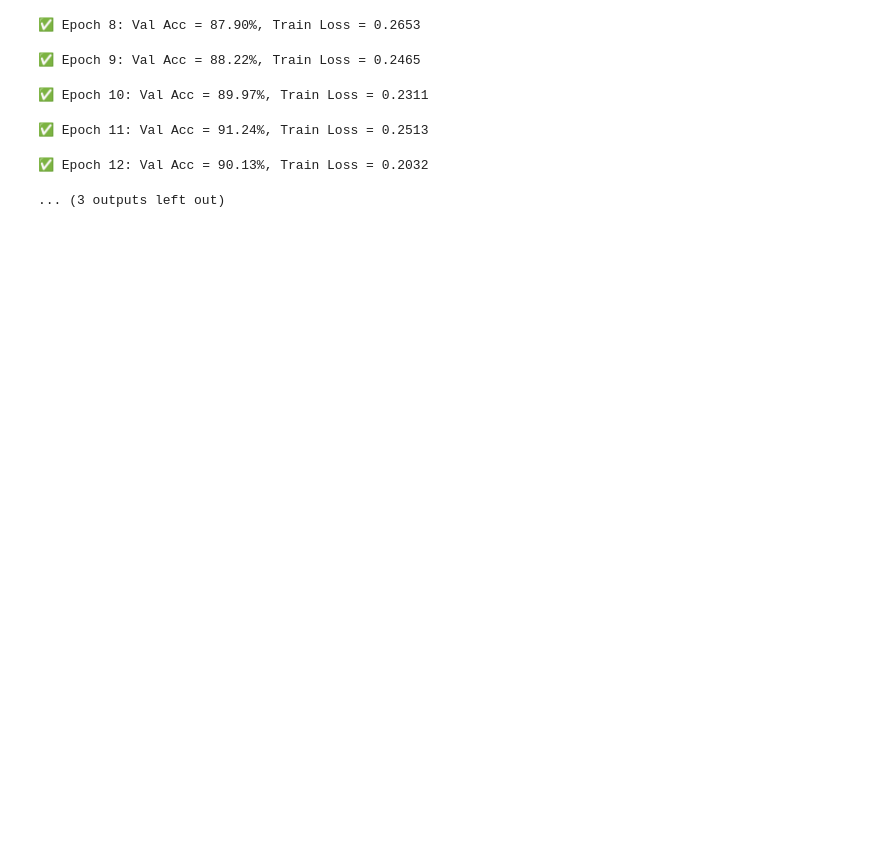
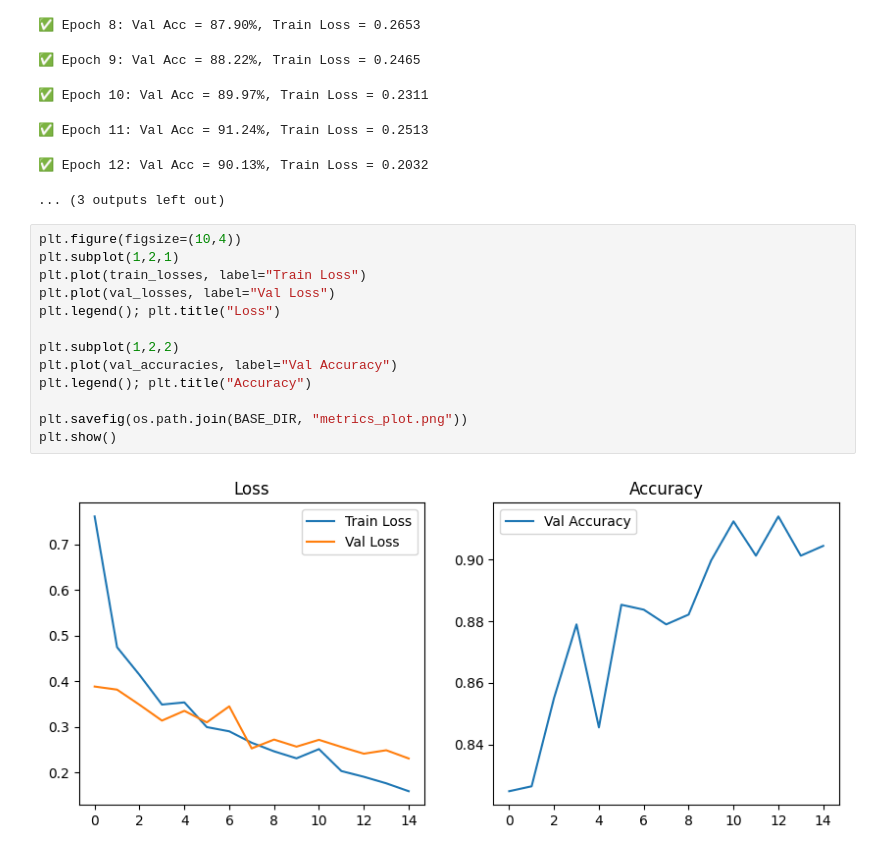
Before and after one commit to Disha-Sikka/Maize_Disease_Classification, a Jupyter notebook: Maize_Disease_Classification.ipynb, the cells around one changed output. Saved outputs shown, nothing was run; the diff lists cells and outputs as text; blank space fills up the shorter version.

Commit message:
Tested, Accuracy ~91.40%

```diff
--- a/Maize_Disease_Classification.ipynb
+++ b/Maize_Disease_Classification.ipynb
@@ -132,3 +132,18 @@ for epoch in range(EPOCHS):
 ✅ Epoch 11: Val Acc = 91.24%, Train Loss = 0.2513
 ✅ Epoch 12: Val Acc = 90.13%, Train Loss = 0.2032
 ... (3 outputs left out)
+# %%
+plt.figure(figsize=(10,4))
+plt.subplot(1,2,1)
+plt.plot(train_losses, label="Train Loss")
+plt.plot(val_losses, label="Val Loss")
+plt.legend(); plt.title("Loss")
+
+plt.subplot(1,2,2)
+plt.plot(val_accuracies, label="Val Accuracy")
+plt.legend(); plt.title("Accuracy")
+
+plt.savefig(os.path.join(BASE_DIR, "metrics_plot.png"))
+plt.show()
+# %% [output]
+[figure, added]
```
Also changed, not shown: parts of 2 cells of this notebook.
